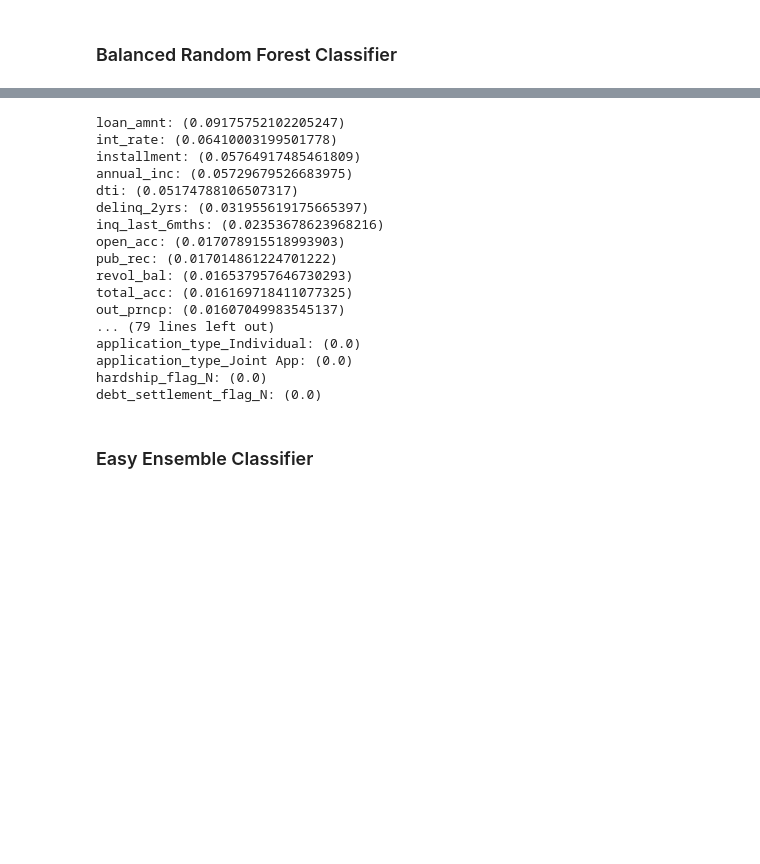
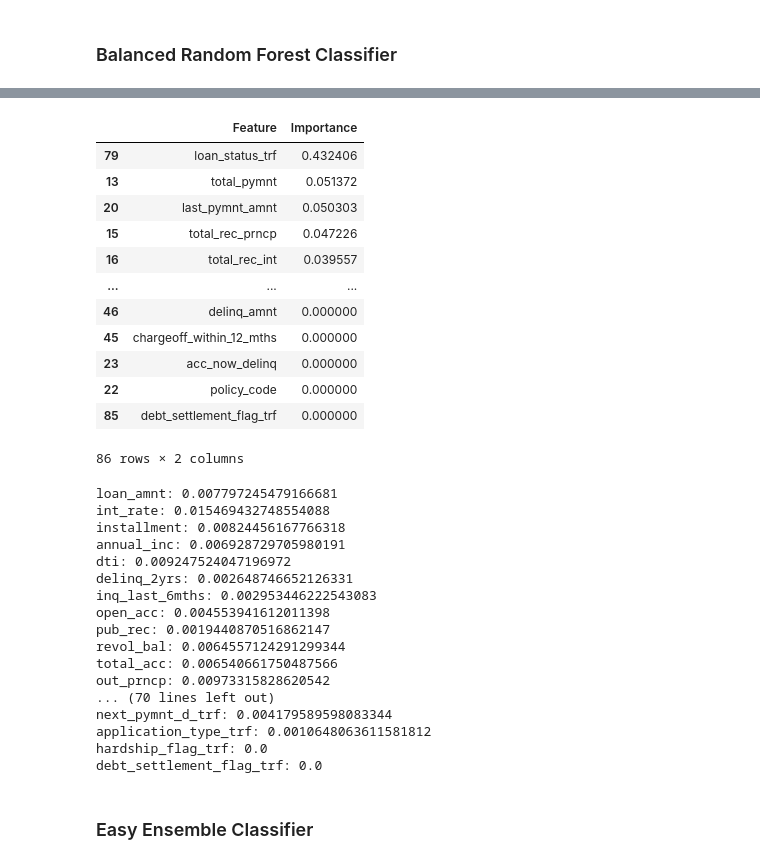
Before and after one commit to sudo-August/Risky-Business, a Jupyter notebook: Notebooks/credit_risk_ensemble.ipynb, the cells around one changed output, grey strips where cells are left out. Drawn from its saved outputs; the diff is of its cells as text; code cells hidden in the pictures; blank space fills up the shorter version.

Commit message:
fixed data encoding and finished

```diff
--- a/Notebooks/credit_risk_ensemble.ipynb
+++ b/Notebooks/credit_risk_ensemble.ipynb
@@ -122,10 +187,11 @@ scaler = StandardScaler()
 # %%
 # Fit the Standard Scaler with the training data
 # When fitting scaling functions, only train on the training dataset
-# YOUR CODE HERE
+X_scaler = scaler.fit(X_train)
 # %%
 # Scale the training and testing data
-# YOUR CODE HERE
+X_train_scaled = X_scaler.transform(X_train)
+X_test_scaled = X_scaler.transform(X_test)
 # %% [markdown]
 # Ensemble Learners
 
@@ -142,4 +208,5 @@ Note: Use a random state of 1 for each algorithm to ensure consistency between t
 ### Balanced Random Forest Classifier
 # %%
 # Resample the training data with the BalancedRandomForestClassifier
-# YOUR CODE HERE
+from imblearn.ensemble import BalancedRandomForestClassifier
+brfc = BalancedRandomForestClassifier()
@@ -153,0 +213,2 @@ BalancedRandomForestClassifier(bootstrap=True, class_weight=None,
+# %%
+brfc.fit(X_train_scaled, y_train)
@@ -175,24 +243,44 @@ avg / total       0.99      0.90      0.67      0.94      0.78      0.62     172
+# %%
+importance = pd.DataFrame(columns=["Feature", "Importance"])
+importance["Feature"] = pd.Series(X.columns)
+importance["Importance"] = pd.Series(brfc.feature_importances_)
+importance.sort_values("Importance", ascending=False)
+# %% [output]
+|  | Feature | Importance |
+| 79 | loan_status_trf | 0.432406 |
+| 13 | total_pymnt | 0.051372 |
+| 20 | last_pymnt_amnt | 0.050303 |
+| 15 | total_rec_prncp | 0.047226 |
+| 16 | total_rec_int | 0.039557 |
+| ... | ... | ... |
+| 46 | delinq_amnt | 0.000000 |
+| 45 | chargeoff_within_12_mths | 0.000000 |
+| 23 | acc_now_delinq | 0.000000 |
+| 22 | policy_code | 0.000000 |
+| 85 | debt_settlement_flag_trf | 0.000000 |
+86 rows × 2 columns
 # %%
 # List the features sorted in descending order by feature importance
-# YOUR CODE HERE
+for x in range(len(X.columns)):
+    print(f"{X.columns[x]}: {brfc.feature_importances_[x]}")
 # %% [output]
-loan_amnt: (0.09175752102205247)
-int_rate: (0.06410003199501778)
-installment: (0.05764917485461809)
-annual_inc: (0.05729679526683975)
-dti: (0.05174788106507317)
-delinq_2yrs: (0.031955619175665397)
-inq_last_6mths: (0.02353678623968216)
-open_acc: (0.017078915518993903)
-pub_rec: (0.017014861224701222)
-revol_bal: (0.016537957646730293)
-total_acc: (0.016169718411077325)
-out_prncp: (0.01607049983545137)
-... (79 lines left out)
-application_type_Individual: (0.0)
-application_type_Joint App: (0.0)
-hardship_flag_N: (0.0)
-debt_settlement_flag_N: (0.0)
+loan_amnt: 0.007797245479166681
+int_rate: 0.015469432748554088
+installment: 0.00824456167766318
+annual_inc: 0.006928729705980191
+dti: 0.009247524047196972
+delinq_2yrs: 0.002648746652126331
+inq_last_6mths: 0.002953446222543083
+open_acc: 0.004553941612011398
+pub_rec: 0.0019440870516862147
+revol_bal: 0.0064557124291299344
+total_acc: 0.006540661750487566
+out_prncp: 0.00973315828620542
+... (70 lines left out)
+next_pymnt_d_trf: 0.004179589598083344
+application_type_trf: 0.0010648063611581812
+hardship_flag_trf: 0.0
+debt_settlement_flag_trf: 0.0
 # %% [markdown]
 ### Easy Ensemble Classifier
 # %%
```
Also changed, not shown: parts of 17 cells of this notebook, 1 other file.
